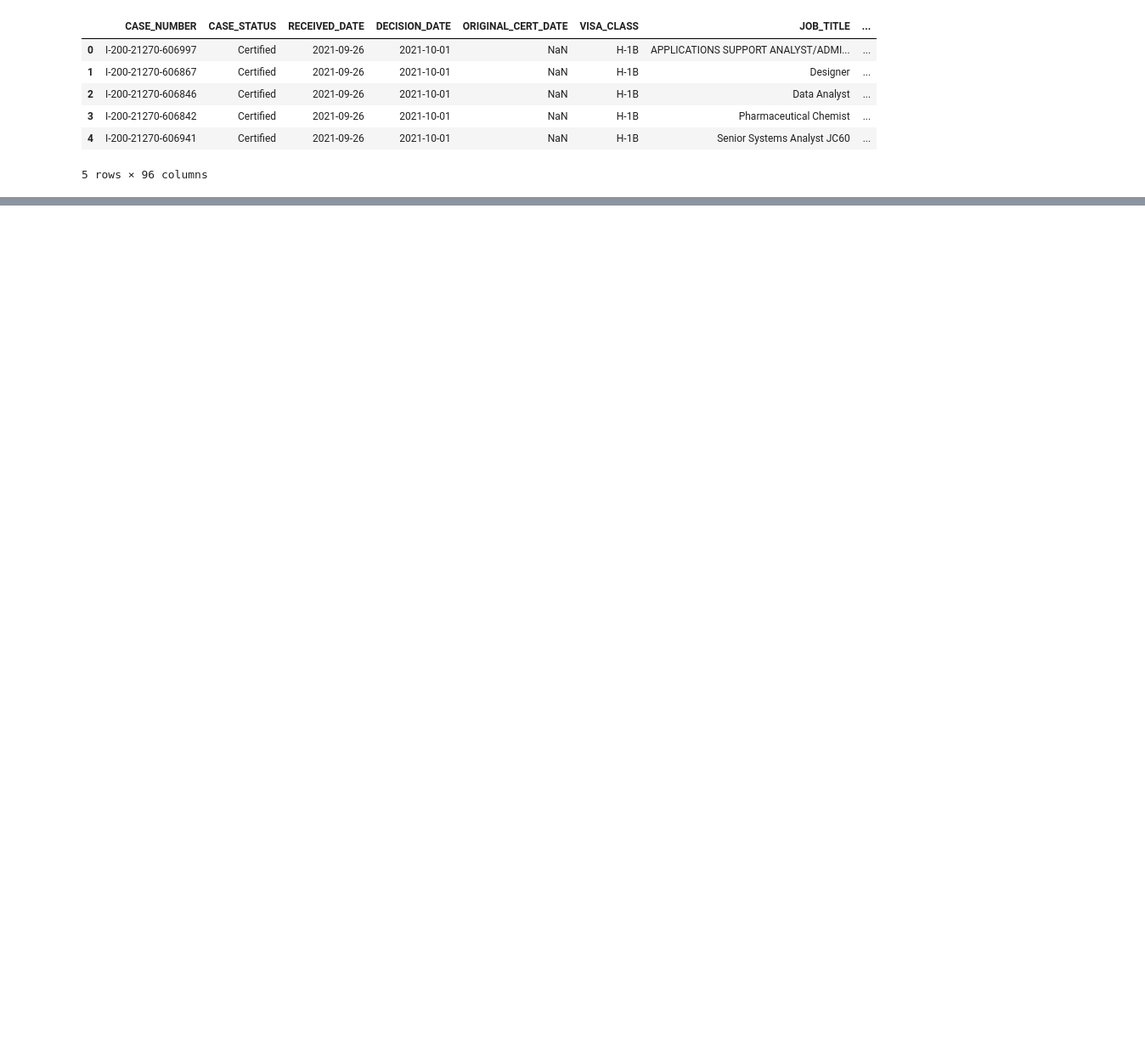
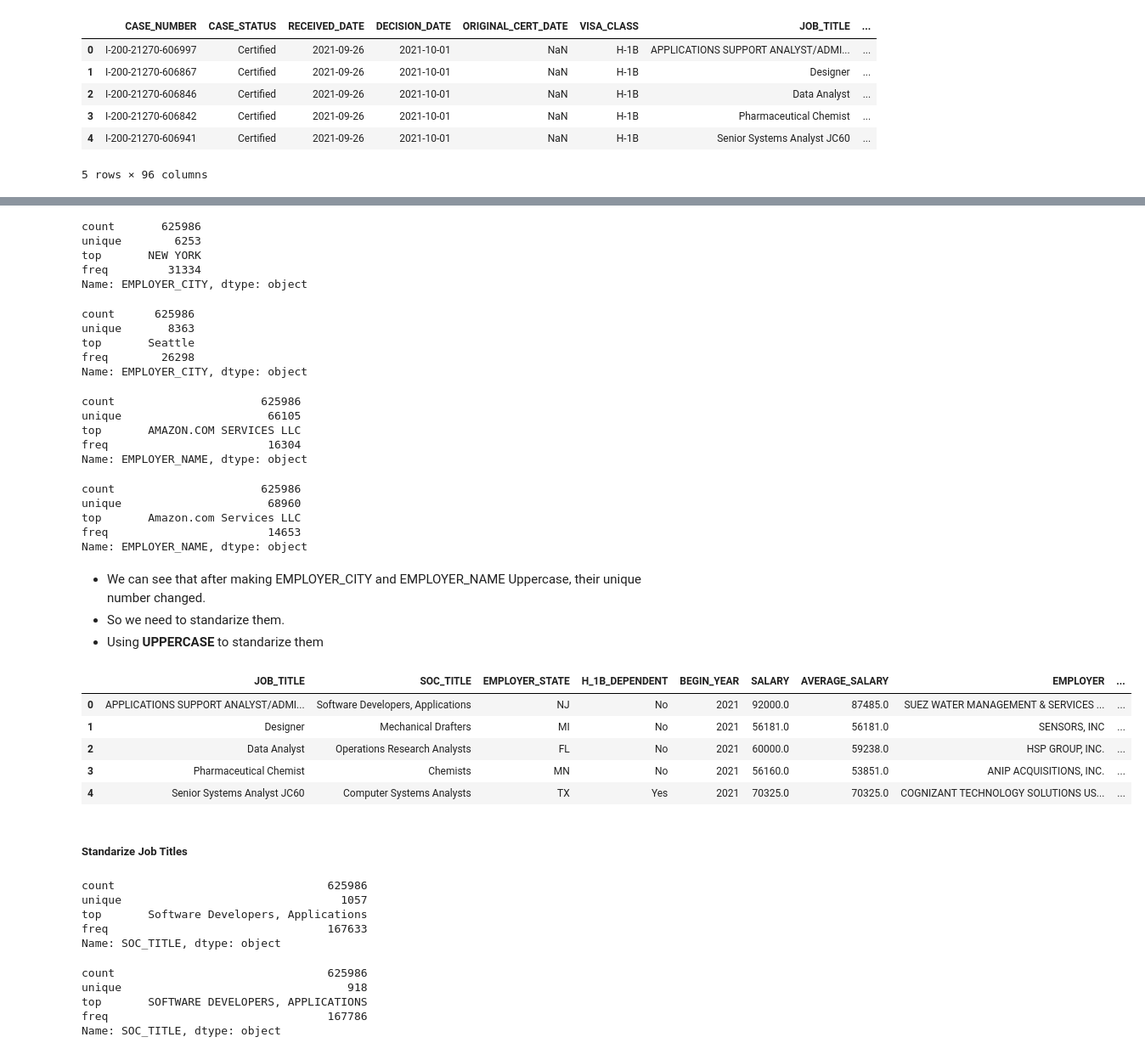
Before and after one commit to mistaround/h1b-analysis, a Jupyter notebook: main.ipynb, the cells around one changed output, grey strips where cells are left out. Shown at 85% size. Saved outputs shown, nothing was run; the diff lists cells and outputs as text; code cells hidden in the pictures; blank space fills up the shorter version.

```diff
--- a/main.ipynb
+++ b/main.ipynb
@@ -167,0 +214,3 @@ dtype: float64
+# %%
+df2022 = df2022.drop(labels=['END_DATE', 'WAGE_RATE_OF_PAY_TO', 'EMPLOYER_COUNTRY', 'FULL_TIME_POSITION'], axis=1)
+df2022.head(5)
@@ -167,0 +242,3 @@ dtype: float64
+# %%
+df2022['BEGIN_YEAR'] = df2022['BEGIN_DATE'].astype('str').map(lambda s: s[:4])
+df2022['BEGIN_YEAR'].describe()
@@ -167,0 +251,2 @@ dtype: float64
+# %%
+df2022 = df2022.drop(labels=['BEGIN_DATE'], axis=1)
@@ -167,0 +304,4 @@ dtype: float64
+# %%
+df2022['SALARY'] = df2022['WAGE_RATE_OF_PAY_FROM'].round()
+df2022['AVERAGE_SALARY'] = df2022['PREVAILING_WAGE'].round()
+df2022 = df2022.drop(labels=['WAGE_UNIT_OF_PAY', 'PW_UNIT_OF_PAY', 'WAGE_RATE_OF_PAY_FROM', 'PREVAILING_WAGE'], axis=1)
@@ -167,0 +333,66 @@ dtype: float64
+# %%
+df2022['EMPLOYER_CITY'].str.upper().describe()
+# %% [output]
+count       625986
+unique        6253
+top       NEW YORK
+freq         31334
+Name: EMPLOYER_CITY, dtype: object
+# %%
+df2022['EMPLOYER_CITY'].describe()
+# %% [output]
+count      625986
+unique       8363
+top       Seattle
+freq        26298
+Name: EMPLOYER_CITY, dtype: object
+# %%
+df2022['EMPLOYER_NAME'].str.upper().describe()
+# %% [output]
+count                      625986
+unique                      66105
+top       AMAZON.COM SERVICES LLC
+freq                        16304
+Name: EMPLOYER_NAME, dtype: object
+# %%
+df2022['EMPLOYER_NAME'].describe()
+# %% [output]
+count                      625986
+unique                      68960
+top       Amazon.com Services LLC
+freq                        14653
+Name: EMPLOYER_NAME, dtype: object
+# %% [markdown]
+* We can see that after making EMPLOYER_CITY and EMPLOYER_NAME Uppercase, their unique number changed.
+* So we need to standarize them.
+* Using **UPPERCASE** to standarize them
+# %%
+df2022['EMPLOYER'] = df2022['EMPLOYER_NAME'].str.upper()
+df2022['CITY'] = df2022['EMPLOYER_CITY'].str.upper()
+df2022 = df2022.drop(labels=['EMPLOYER_NAME', 'EMPLOYER_CITY'], axis=1)
+df2022.head(5)
+# %% [output]
+|  | JOB_TITLE | SOC_TITLE | EMPLOYER_STATE | H_1B_DEPENDENT | BEGIN_YEAR | SALARY | AVERAGE_SALARY | EMPLOYER | ... |
+| 0 | APPLICATIONS SUPPORT ANALYST/ADMI... | Software Developers, Applications | NJ | No | 2021 | 92000.0 | 87485.0 | SUEZ WATER MANAGEMENT & SERVICES ... | ... |
+| 1 | Designer | Mechanical Drafters | MI | No | 2021 | 56181.0 | 56181.0 | SENSORS, INC | ... |
+| 2 | Data Analyst | Operations Research Analysts | FL | No | 2021 | 60000.0 | 59238.0 | HSP GROUP, INC. | ... |
+| 3 | Pharmaceutical Chemist | Chemists | MN | No | 2021 | 56160.0 | 53851.0 | ANIP ACQUISITIONS, INC. | ... |
+| 4 | Senior Systems Analyst JC60 | Computer Systems Analysts | TX | Yes | 2021 | 70325.0 | 70325.0 | COGNIZANT TECHNOLOGY SOLUTIONS US... | ... |
+# %% [markdown]
+##### Standarize Job Titles
+# %%
+df2022['SOC_TITLE'].describe()
+# %% [output]
+count                                625986
+unique                                 1057
+top       Software Developers, Applications
+freq                                 167633
+Name: SOC_TITLE, dtype: object
+# %%
+df2022['SOC_TITLE'].str.upper().describe()
+# %% [output]
+count                                625986
+unique                                  918
+top       SOFTWARE DEVELOPERS, APPLICATIONS
+freq                                 167786
+Name: SOC_TITLE, dtype: object
```
Also changed, not shown: parts of 33 cells of this notebook, 1 other file.
